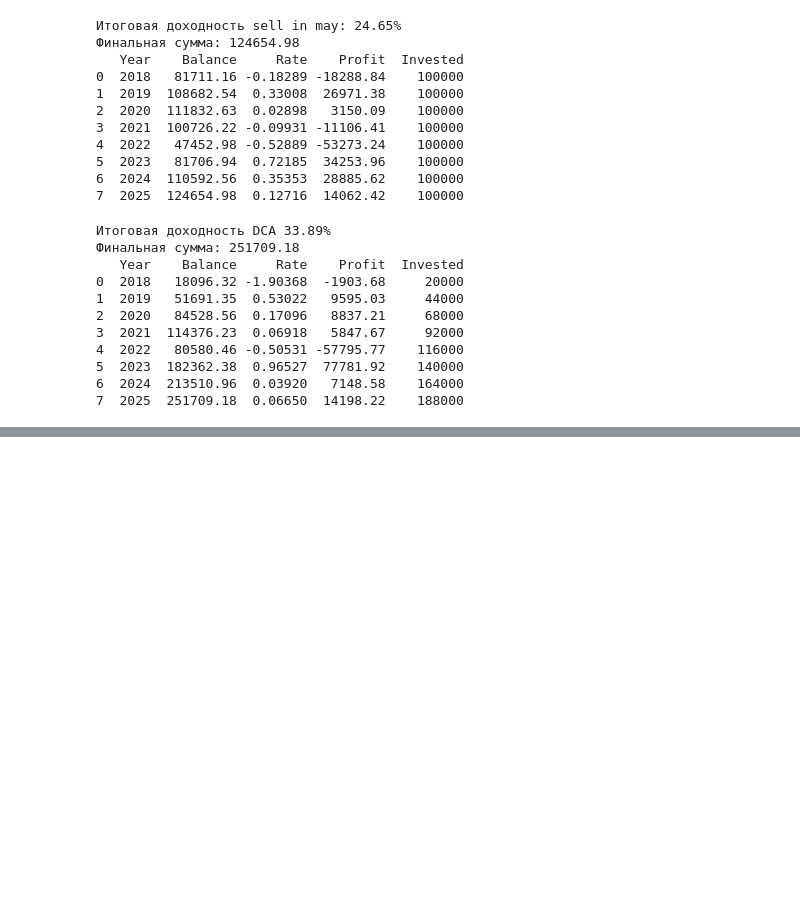
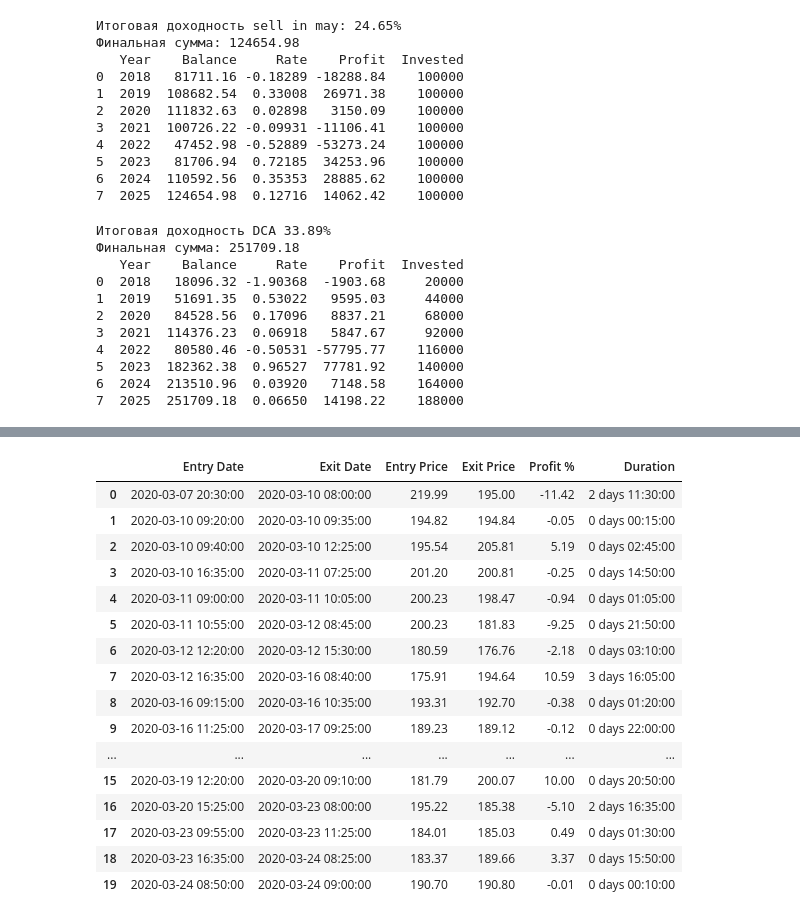
Before and after one commit to JayRox73/Deep_Learning_Trading_Strategy_for_Russian_Stock_Market, a Jupyter notebook: dataset_formation.ipynb, the cells around one changed output, grey strips where cells are left out. Cells and saved outputs as stored; diff of their text form; code cells hidden in the pictures; blank space fills up the shorter version.

```diff
--- a/dataset_formation.ipynb
+++ b/dataset_formation.ipynb
@@ -874,0 +1359,63 @@ df_SBER = get_candles_data("SBER", start_date=datetime(2015, 1, 1))
+# %%
+def analyze_trades(df, commission=0.0003): # 0.03% комиссия Тинькофф
+    trades = []
+    in_position = False
+    entry_price = 0
+    entry_date = None
+
+    # Итерируемся по результатам бэктеста
+    for i in range(len(df)):
+        signal = df['Predicted'].iloc[i]
+        price = df['Price'].iloc[i]
+        date = df['DateTime'].iloc[i]
+
+        # Логика входа: Сигнал BUY (1) и мы не в позиции
+        if signal == 1 and not in_position:
+            in_position = True
+            entry_price = price
+            entry_date = date
+
+        # Логика выхода: Сигнал SELL (2) или окончание данных
+        elif (signal == 2 or i == len(df) - 1) and in_position:
+            exit_price = price
+            exit_date = date
+            pnl = (exit_price - entry_price) / entry_price
+            # Вычитаем комиссию за вход и выход
+            pnl_net = pnl - (commission * 2)
+
+            trades.append({
+                'Entry Date': entry_date,
+                'Exit Date': exit_date,
+                'Entry Price': entry_price,
+                'Exit Price': exit_price,
+                'Profit %': round(pnl_net * 100, 2),
+                'Duration': exit_date - entry_date
+            })
+            in_position = False
+
+    trades_df = pd.DataFrame(trades)
+
+    # Считаем общие метрики
+    if not trades_df.empty:
+        win_rate = len(trades_df[trades_df['Profit %'] > 0]) / len(trades_df) * 100
+        total_return = trades_df['Profit %'].sum()
+        avg_trade = trades_df['Profit %'].mean()
+
+        print("-" * 30)
+        print(f"ИТОГО ПО СТРАТЕГИИ:")
+        print(f"Всего сделок: {len(trades_df)}")
+        print(f"Win Rate: {win_rate:.2f}%")
+        print(f"Общая доходность: {total_return:.2f}%")
+        print(f"Средняя сделка: {avg_trade:.2f}%")
+        print("-" * 30)
+
+        return trades_df
+    else:
+        print("Сделок не найдено. Возможно, порог уверенности слишком высок.")
+        return None
+
+# Запуск анализа
+report_df = analyze_trades(final_results)
+if report_df is not None:
+    display(report_df.head(20)) # Вывод первых 20 сделок в виде таблицы
+# %% [output]
@@ -874,0 +1429,17 @@ df_SBER = get_candles_data("SBER", start_date=datetime(2015, 1, 1))
+|  | Entry Date | Exit Date | Entry Price | Exit Price | Profit % | Duration |
+| 0 | 2020-03-07 20:30:00 | 2020-03-10 08:00:00 | 219.99 | 195.00 | -11.42 | 2 days 11:30:00 |
+| 1 | 2020-03-10 09:20:00 | 2020-03-10 09:35:00 | 194.82 | 194.84 | -0.05 | 0 days 00:15:00 |
+| 2 | 2020-03-10 09:40:00 | 2020-03-10 12:25:00 | 195.54 | 205.81 | 5.19 | 0 days 02:45:00 |
+| 3 | 2020-03-10 16:35:00 | 2020-03-11 07:25:00 | 201.20 | 200.81 | -0.25 | 0 days 14:50:00 |
+| 4 | 2020-03-11 09:00:00 | 2020-03-11 10:05:00 | 200.23 | 198.47 | -0.94 | 0 days 01:05:00 |
+| 5 | 2020-03-11 10:55:00 | 2020-03-12 08:45:00 | 200.23 | 181.83 | -9.25 | 0 days 21:50:00 |
+| 6 | 2020-03-12 12:20:00 | 2020-03-12 15:30:00 | 180.59 | 176.76 | -2.18 | 0 days 03:10:00 |
+| 7 | 2020-03-12 16:35:00 | 2020-03-16 08:40:00 | 175.91 | 194.64 | 10.59 | 3 days 16:05:00 |
+| 8 | 2020-03-16 09:15:00 | 2020-03-16 10:35:00 | 193.31 | 192.70 | -0.38 | 0 days 01:20:00 |
+| 9 | 2020-03-16 11:25:00 | 2020-03-17 09:25:00 | 189.23 | 189.12 | -0.12 | 0 days 22:00:00 |
+| ... | ... | ... | ... | ... | ... | ... |
+| 15 | 2020-03-19 12:20:00 | 2020-03-20 09:10:00 | 181.79 | 200.07 | 10.00 | 0 days 20:50:00 |
+| 16 | 2020-03-20 15:25:00 | 2020-03-23 08:00:00 | 195.22 | 185.38 | -5.10 | 2 days 16:35:00 |
+| 17 | 2020-03-23 09:55:00 | 2020-03-23 11:25:00 | 184.01 | 185.03 | 0.49 | 0 days 01:30:00 |
+| 18 | 2020-03-23 16:35:00 | 2020-03-24 08:25:00 | 183.37 | 189.66 | 3.37 | 0 days 15:50:00 |
+| 19 | 2020-03-24 08:50:00 | 2020-03-24 09:00:00 | 190.70 | 190.80 | -0.01 | 0 days 00:10:00 |
```
Also changed, not shown: parts of 28 cells of this notebook.
